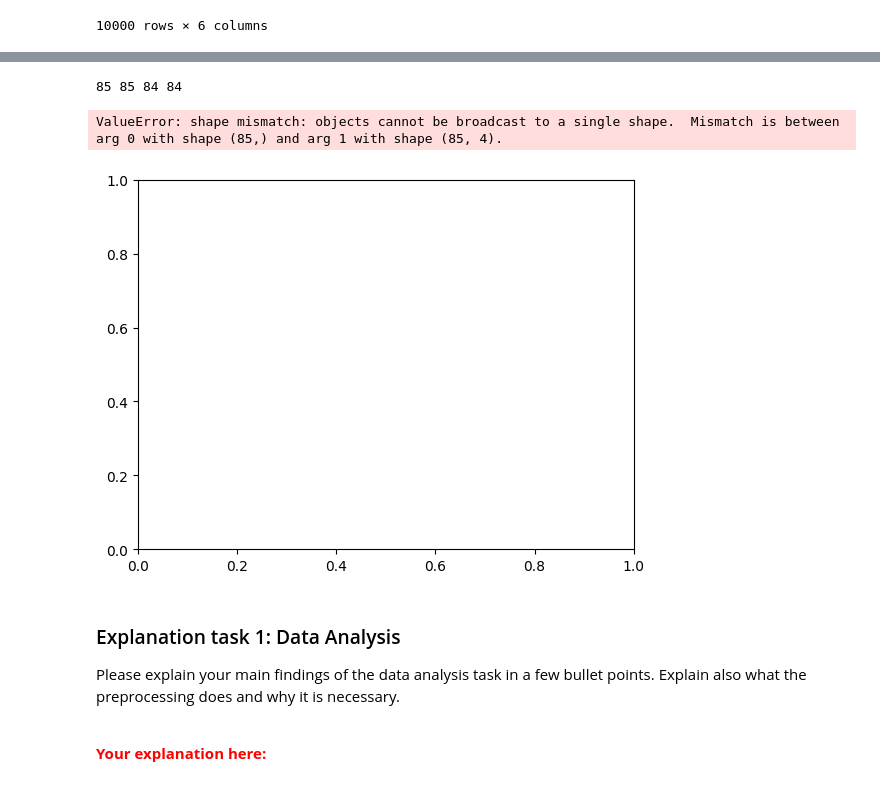
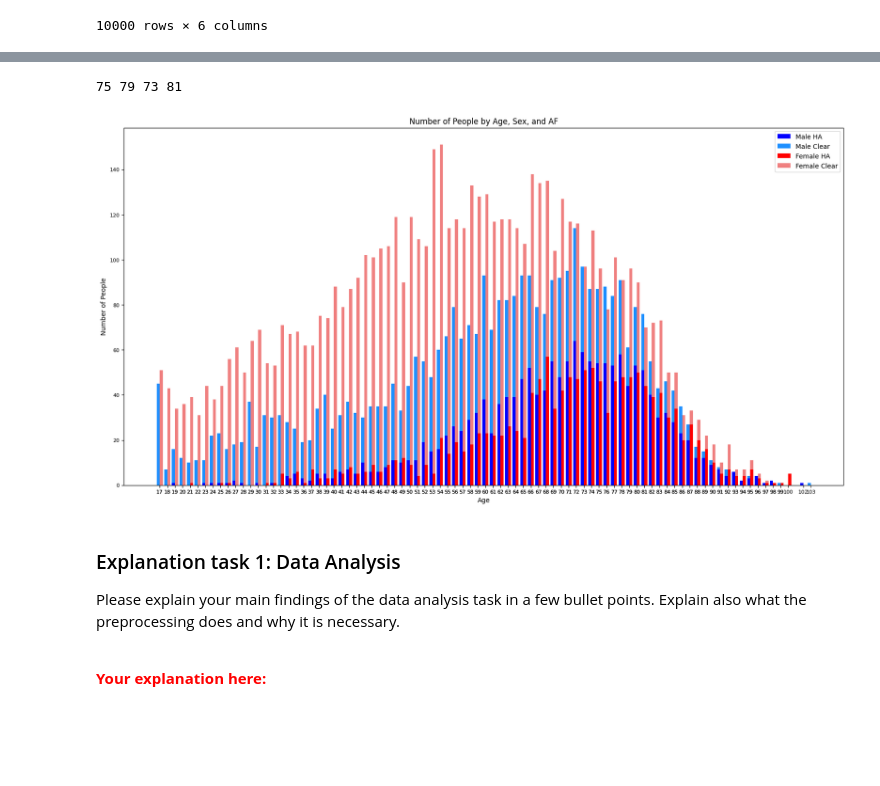
Before and after one commit to Arty-Facts/wasp_al_and_ml_2023, a Jupyter notebook: module3/assignment_ecg_classification.ipynb, the cells around one changed output, grey strips where cells are left out. Saved outputs shown, nothing was run; the diff lists cells and outputs as text; code cells hidden in the pictures; blank space fills up the shorter version.

Commit message:
Number of People by Age, Sex, and AF

```diff
--- a/module3/assignment_ecg_classification.ipynb
+++ b/module3/assignment_ecg_classification.ipynb
@@ -355,36 +324,40 @@ male_sick
 # %%
-# Grouping the DataFrame by Age, Sex, and Sick, and counting the number of people
-grouped = meta_data.groupby(['age', 'sex', 'AF']).size().unstack().reset_index()
+# Plotting the grouped bar plot
+bar_width = 0.4
+male_sick = meta_data[(meta_data['sex'] == 'M') & (meta_data["AF"] == 1)].groupby(['age']).size().reset_index()
+male_clear = meta_data[(meta_data['sex'] == 'M') & (meta_data["AF"] == 0)].groupby(['age']).size().reset_index()
 
-# Plotting the grouped bar plot
-bar_width = 0.25
-age = np.arange(len(grouped['age']))
-male_sick = grouped[(grouped['sex'] == 'M') & (grouped[1] != None)]
-male_clear = grouped[(grouped['sex'] == 'M') & (grouped[0] != None)]
-female_sick = grouped[(grouped['sex'] == 'F') & (grouped[1] != None)]
-female_clear = grouped[(grouped['sex'] == 'F') & (grouped[0] != None)]
+female_sick = meta_data[(meta_data['sex'] == 'F') & (meta_data["AF"] == 1)].groupby(['age']).size().reset_index()
+female_clear = meta_data[(meta_data['sex'] == 'F') & (meta_data["AF"] == 0)].groupby(['age']).size().reset_index()
+
+# Merge male_sick and male_clear DataFrames
+male_merged = pd.merge(male_sick, male_clear, on='age', how='outer').fillna(0)
+
+# Merge female_sick and female_clear DataFrames
+female_merged = pd.merge(female_sick, female_clear, on='age', how='outer').fillna(0)
 
 print(len(male_sick), len(male_clear), len(female_sick), len(female_clear))
 
-fig, ax = plt.subplots()
+fig, ax = plt.subplots( figsize=(20, 10))
 
-ax.bar(male_sick["age"], male_sick, width=bar_width, label='Male Sick', color='steelblue')
-ax.bar(male_sick["age"], male_clear, width=bar_width, label='Male Clear', color='dodgerblue', bottom=male_sick)
-ax.bar(male_sick["age"] + bar_width, female_sick, width=bar_width, label='Female Sick', color='salmon')
-ax.bar(male_sick["age"] + bar_width, female_clear, width=bar_width, label='Female Clear', color='lightcoral', bottom=female_sick)
+ax.bar(male_merged["age"] , male_merged["0_x"], width=bar_width, label='Male HA', color='blue')
+ax.bar(male_merged["age"] , male_merged["0_y"], width=bar_width, label='Male Clear', color='dodgerblue',  bottom=male_merged["0_x"])
+ax.bar(female_merged["age"] + bar_width, female_merged["0_x"], width=bar_width, label='Female HA', color='red')
+ax.bar(female_merged["age"] + bar_width, female_merged["0_y"], width=bar_width, label='Female Clear', color='lightcoral', bottom=female_merged["0_x"])
+
 
 ax.set_xlabel('Age')
 ax.set_ylabel('Number of People')
 ax.set_title('Number of People by Age, Sex, and AF')
-ax.set_xticks(age + bar_width / 2)
+ax.set_xticks(grouped['age'] + bar_width / 2)
 ax.set_xticklabels(grouped['age'])
+ax.tick_params(axis='both', which='major', labelsize=8)
 ax.legend()
 
 plt.show()
 # %% [output]
-85 85 84 84
+75 79 73 81
-ValueError: shape mismatch: objects cannot be broadcast to a single shape.  Mismatch is between arg 0 with shape (85,) and arg 1 with shape (85, 4).
-[figure, old version]
+[figure, new version]
 # %% [markdown]
 ### Explanation task 1: Data Analysis
 
```
Also changed, not shown: parts of 2 cells of this notebook.
